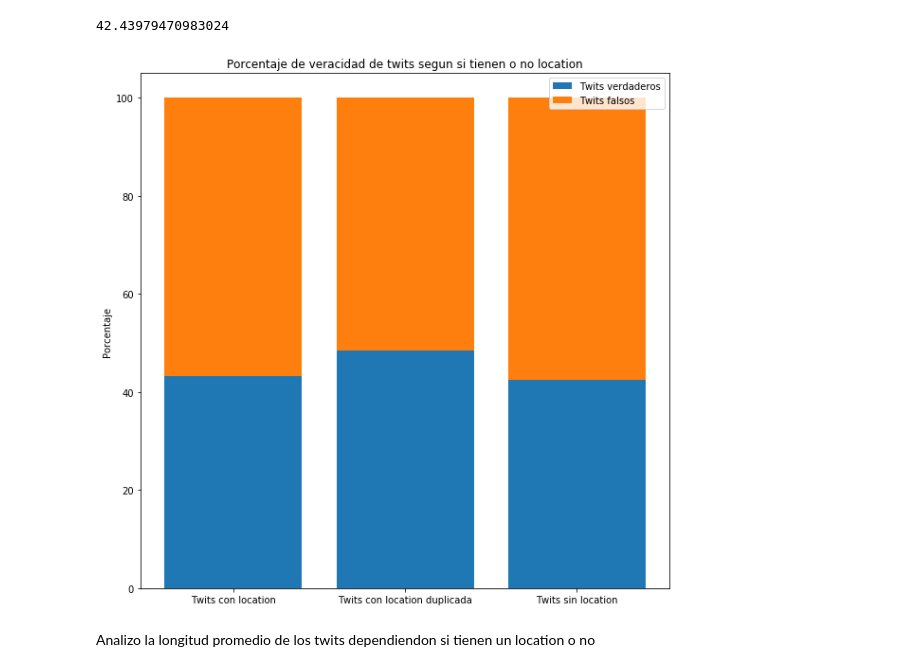
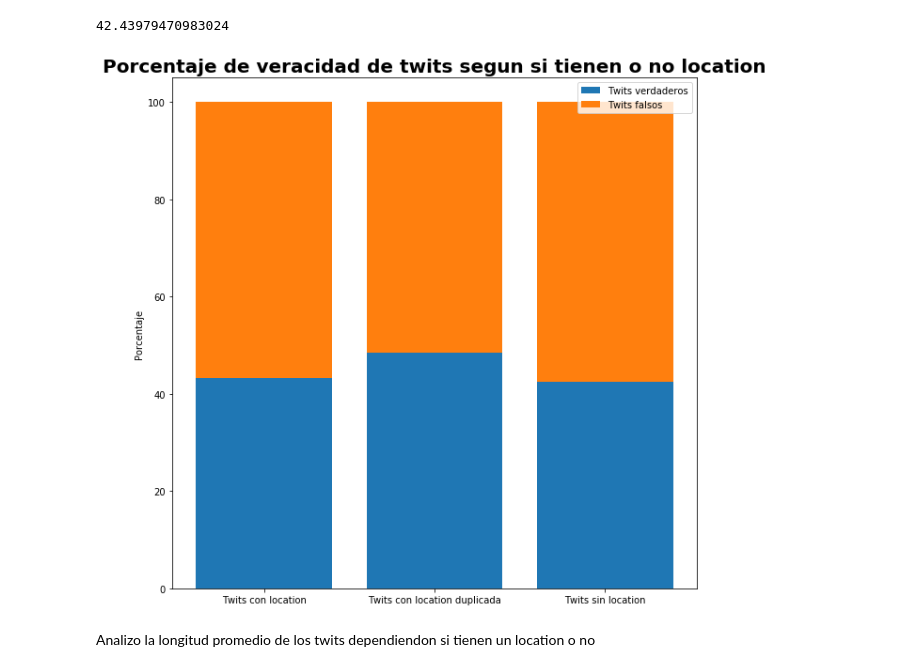
Before and after one commit to NicolasRFL/OrgaDatosTP, a Jupyter notebook: LocationIncompleto.ipynb, the cells around one changed output. Saved outputs shown, nothing was run; the diff lists cells and outputs as text; code cells hidden in the pictures.

```diff
--- a/LocationIncompleto.ipynb
+++ b/LocationIncompleto.ipynb
@@ -102,19 +102,19 @@ propTrueSinUb
 # %%
 #hago un grafico de stacked bar
 fig, ax = plt.subplots(figsize=(10,10))
 labels = ['Twits con location','Twits con location duplicada','Twits sin location']
 porcentajesTrue = [propTrue,propTrueDobles,propTrueSinUb]
 porcentajesFalse = [100-x for x in porcentajesTrue]
 ax.bar(labels, porcentajesTrue,  label='Twits verdaderos')
 ax.bar(labels, porcentajesFalse,  bottom=porcentajesTrue,
        label='Twits falsos')
 ax.set_ylabel('Porcentaje')
-ax.set_title('Porcentaje de veracidad de twits segun si tienen o no location')
+ax.set_title('Porcentaje de veracidad de twits segun si tienen o no location',fontsize=20,fontweight="bold")
 ax.legend()
 
 plt.show()
 # %% [output]
-[figure, old version]
+[figure, new version]
 # %% [markdown]
 Analizo la longitud promedio de los twits dependiendon si tienen un location o no
 # %%
```
Also changed, not shown: parts of 18 cells of this notebook, 2 other files.
